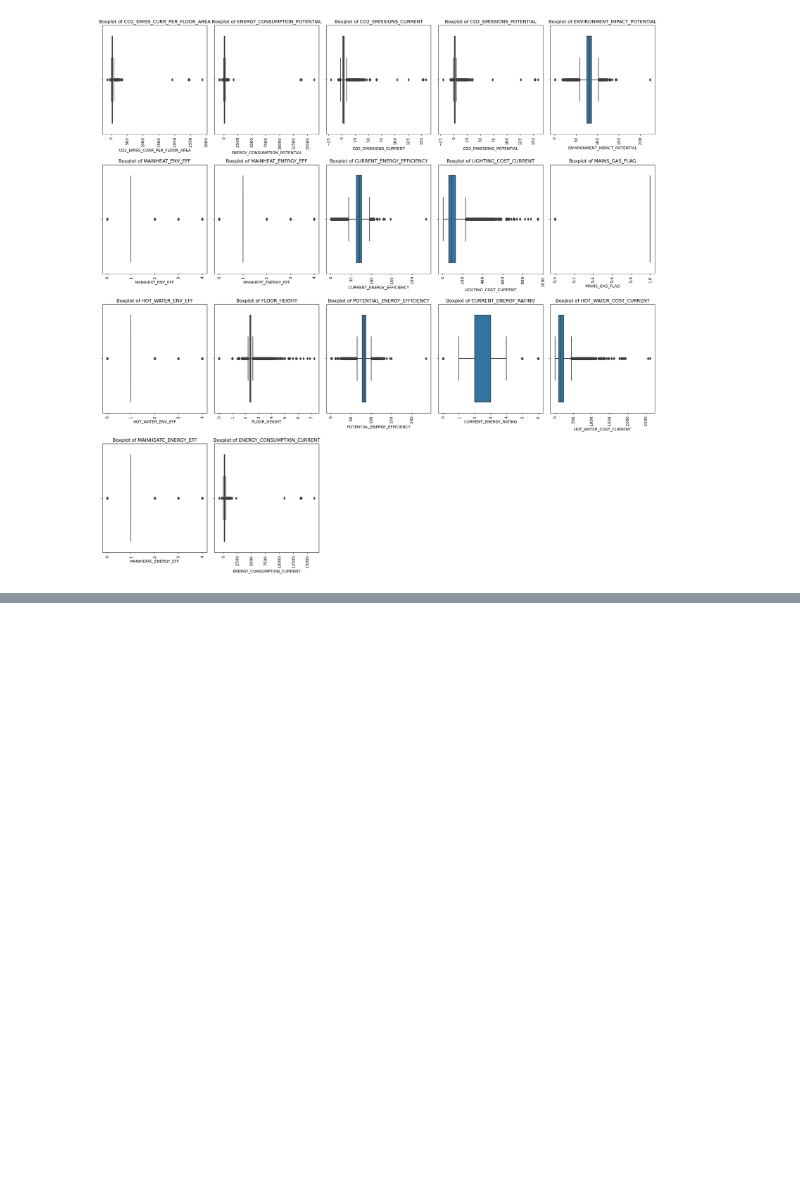
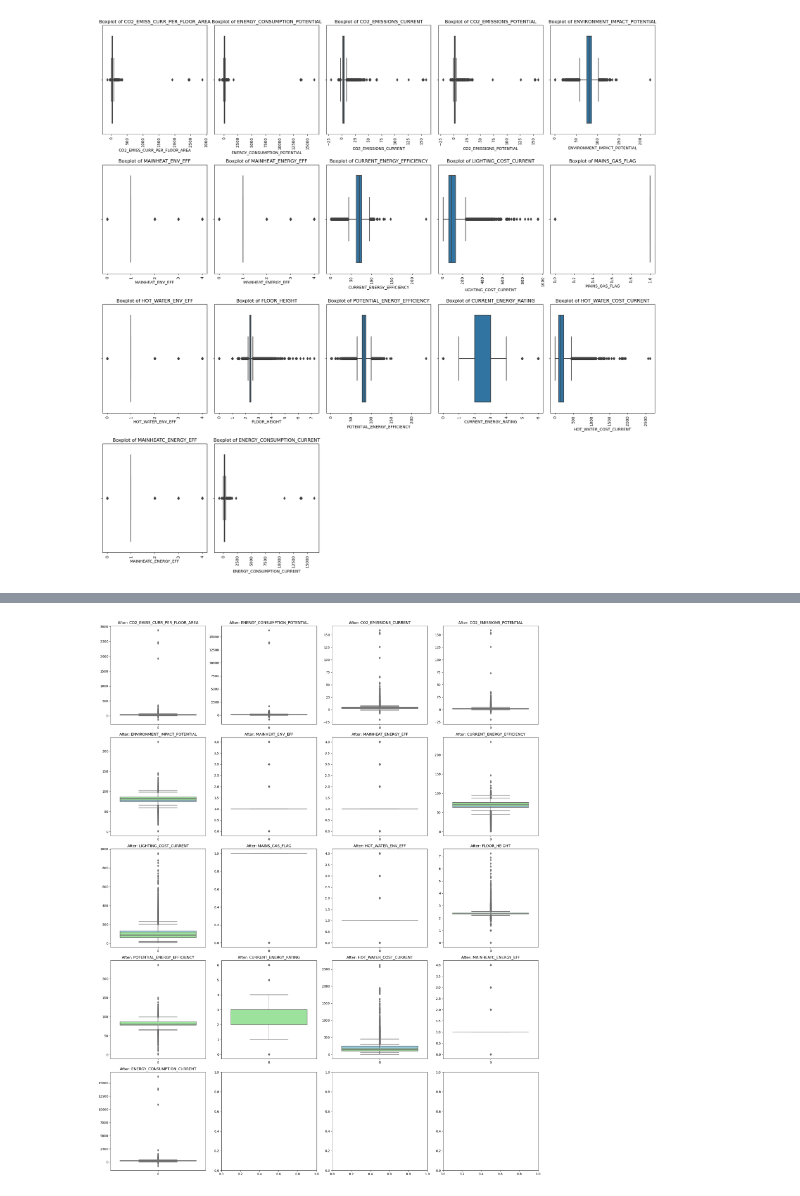
Before and after one commit to Enkhamgalan1230/Energy_Consumption, a Jupyter notebook: Entwan.ipynb, the cells around one changed output, grey strips where cells are left out. Saved outputs shown, nothing was run; the diff lists cells and outputs as text; code cells hidden in the pictures; blank space fills up the shorter version.

```diff
--- a/Entwan.ipynb
+++ b/Entwan.ipynb
@@ -396,23 +401,3 @@ data_reduced.head(10)
 | 7 | 72 | 265 | 4.9 | 3.1 | ... |
 | 8 | 32 | -25 | 2.7 | -0.5 | ... |
 | 9 | 36 | 74 | 2.4 | 0.9 | ... |
-# %%
-# Function to remove outliers using IQR
-def remove_outliers_iqr(df):
-    Q1 = df.quantile(0.25)
-    Q3 = df.quantile(0.75)
-    IQR = Q3 - Q1
-
-    # Calculate the lower and upper bounds for each feature
-    lower_bound = Q1 - 1.5 * IQR
-    upper_bound = Q3 + 1.5 * IQR
-
-    # Remove rows where any feature is outside the bounds
-    return df[~((df < lower_bound) | (df > upper_bound)).any(axis=1)]
-
-# Remove outliers from the dataset (consider only numeric columns)
-numeric_data = data_reduced.select_dtypes(include=['number'])
-cleaned_data = remove_outliers_iqr(numeric_data)
-
-# Optionally, you can merge it back with the target variable
-cleaned_data = pd.concat([cleaned_data, data_reduced['ENERGY_CONSUMPTION_CURRENT']], axis=1)
@@ -442,0 +444,27 @@ ValueError: The truth value of a Series is ambiguous. Use a.empty, a.bool(), a.i
+# %%
+# Select numeric columns for plotting
+numeric_columns = data_reduced.select_dtypes(include=['number']).columns
+
+# Plot box plots before and after outlier removal
+n_cols = 4  # Number of plots per row
+n_rows = int(np.ceil(len(numeric_columns) / n_cols))  # Calculate rows needed
+
+fig, axes = plt.subplots(n_rows, n_cols, figsize=(20, 5 * n_rows))
+
+# Iterate over numeric columns and create box plots
+for i, col in enumerate(numeric_columns):
+    row, col_idx = divmod(i, n_cols)  # Get subplot grid position
+
+    # Plot original data
+    sns.boxplot(data=data_reduced[col], ax=axes[row, col_idx], color='skyblue')
+    axes[row, col_idx].set_title(f'Before: {col}')
+
+    # Overlay cleaned data
+    sns.boxplot(data=data_cleaned[col], ax=axes[row, col_idx], color='lightgreen')
+    axes[row, col_idx].set_title(f'After: {col}')
+
+# Adjust layout
+plt.tight_layout()
+plt.show()
+# %% [output]
+[figure, added]
```
Also changed, not shown: parts of 5 cells of this notebook, 1 other file.
